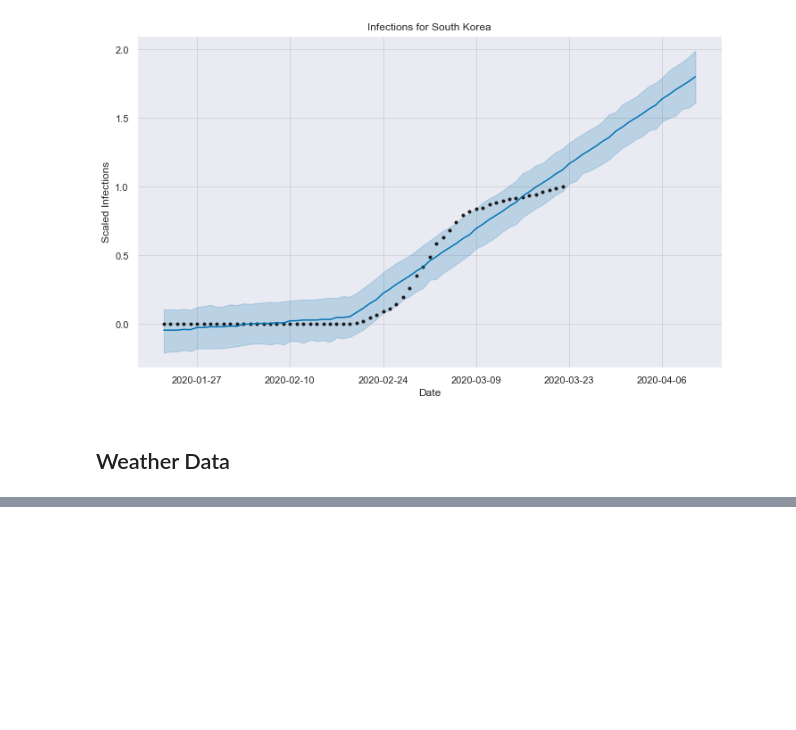
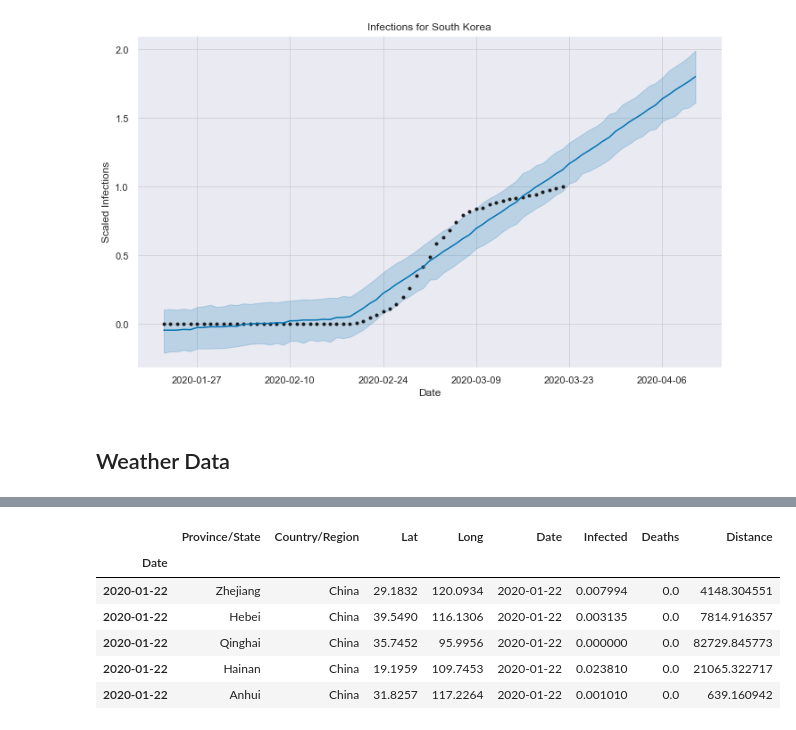
Before and after one commit to matthiasboeker/Covid_19_Forecast, a Jupyter notebook: Notebooks/Exploration.ipynb, the cells around one changed output, grey strips where cells are left out. Cells and saved outputs as stored; diff of their text form; code cells hidden in the pictures; blank space fills up the shorter version.

```diff
--- a/Notebooks/Exploration.ipynb
+++ b/Notebooks/Exploration.ipynb
@@ -312,0 +330,10 @@ export mongolia completed!
+# %%
+CH.head()
+# %% [output]
+|  | Province/State | Country/Region | Lat | Long | Date | Infected | Deaths | Distance |
+| Date |  |  |  |  |  |  |  |  |
+| 2020-01-22 | Zhejiang | China | 29.1832 | 120.0934 | 2020-01-22 | 0.007994 | 0.0 | 4148.304551 |
+| 2020-01-22 | Hebei | China | 39.5490 | 116.1306 | 2020-01-22 | 0.003135 | 0.0 | 7814.916357 |
+| 2020-01-22 | Qinghai | China | 35.7452 | 95.9956 | 2020-01-22 | 0.000000 | 0.0 | 82729.845773 |
+| 2020-01-22 | Hainan | China | 19.1959 | 109.7453 | 2020-01-22 | 0.023810 | 0.0 | 21065.322717 |
+| 2020-01-22 | Anhui | China | 31.8257 | 117.2264 | 2020-01-22 | 0.001010 | 0.0 | 639.160942 |
```
Also changed, not shown: parts of 5 cells of this notebook.
